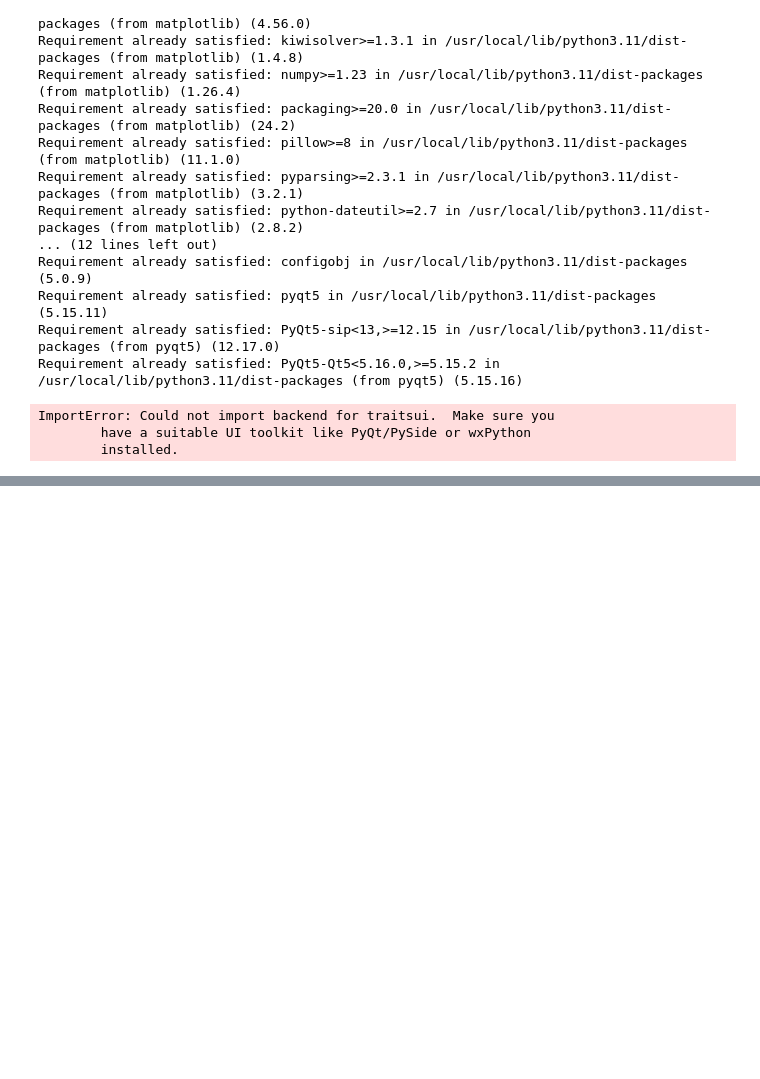
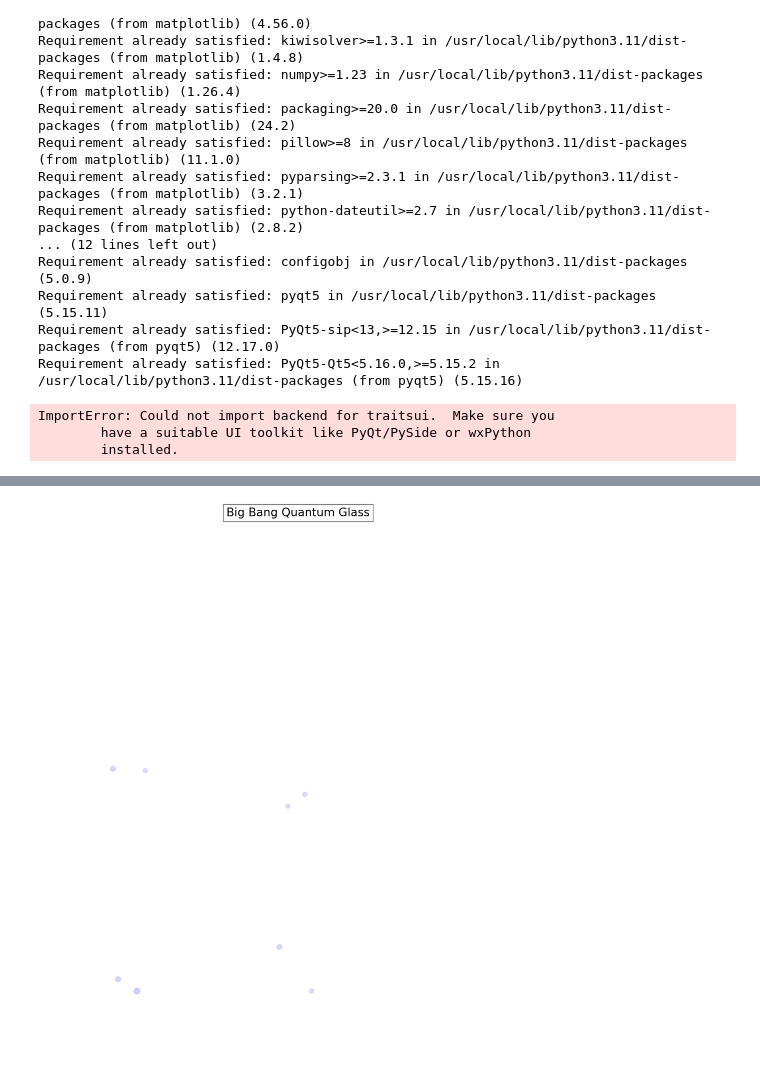
Before and after one commit to ajit-ai/QuantumComputing, a Jupyter notebook: QuntumUniverse.ipynb, the cells around one changed output, grey strips where cells are left out. Saved outputs shown, nothing was run; the diff lists cells and outputs as text; code cells hidden in the pictures; blank space fills up the shorter version.

```diff
--- a/QuntumUniverse.ipynb
+++ b/QuntumUniverse.ipynb
@@ -255,0 +312,66 @@ TypeError: unhashable type: 'ImageData'
+# %%
+from qiskit import QuantumCircuit, QuantumRegister, ClassicalRegister, transpile
+from qiskit_aer import AerSimulator
+import numpy as np
+import matplotlib.pyplot as plt
+
+# Define our quantum system - 3 qubits to represent different stages of the universe's evolution
+qr = QuantumRegister(3)
+cr = ClassicalRegister(3)
+circuit = QuantumCircuit(qr, cr)
+
+# Quantum Fluctuations - Initial state
+for i in range(3):
+    circuit.h(qr[i])  # Hadamard for superposition
+
+# Simulate cosmic inflation by entangling qubits
+circuit.cx(qr[0], qr[1])  # Entanglement to represent inflation or expansion
+
+# Simulate particle formation and cooling
+circuit.x(qr[2])  # Flip state to represent matter formation
+circuit.p(np.pi/4, qr[2])  # Phase shift for cooling
+
+# Measure to collapse into "observable" universe states
+circuit.measure(qr, cr)
+
+# Simulate the circuit
+simulator = AerSimulator()
+compiled_circuit = transpile(circuit, simulator)
+job = simulator.run(compiled_circuit, shots=1000)
+result = job.result()
+counts = result.get_counts(compiled_circuit)
+
+# Visualization - Glass-like structure
+fig, ax = plt.subplots(figsize=(12, 12))
+ax.set_aspect('equal')
+
+# Create a "glass" pattern where each point is influenced by quantum states
+for state, count in counts.items():
+    # Convert binary state to coordinates (simplified)
+    x = int(state[0]) * 100 + np.random.randint(-20, 20)
+    y = int(state[1]) * 100 + np.random.randint(-20, 20)
+
+    # Size and transparency based on probability
+    size = count / 100
+    alpha = count / 1000
+
+    # Draw circle for each state, layered to mimic glass texture
+    for i in range(int(size * 5)):  # Multiple layers for glass effect
+        circle = plt.Circle((x, y), radius=size + i * 0.1,
+                            color=(0.5, 0.5, 1, alpha / (i + 1)),
+                            fill=True, alpha=alpha / (i + 1))
+        ax.add_artist(circle)
+
+# Set limits and labels to create a "glass" pane effect
+ax.set_xlim(-50, 250)
+ax.set_ylim(-50, 250)
+ax.axis('off')
+
+# Add title in a way that fits the glass theme
+ax.text(100, 270, 'Big Bang Quantum Glass',
+        fontsize=15, ha='center', va='center',
+        bbox=dict(facecolor='white', alpha=0.5))
+
+plt.show()
+# %% [output]
+[figure, added]
```
Also changed, not shown: parts of 8 cells of this notebook.
